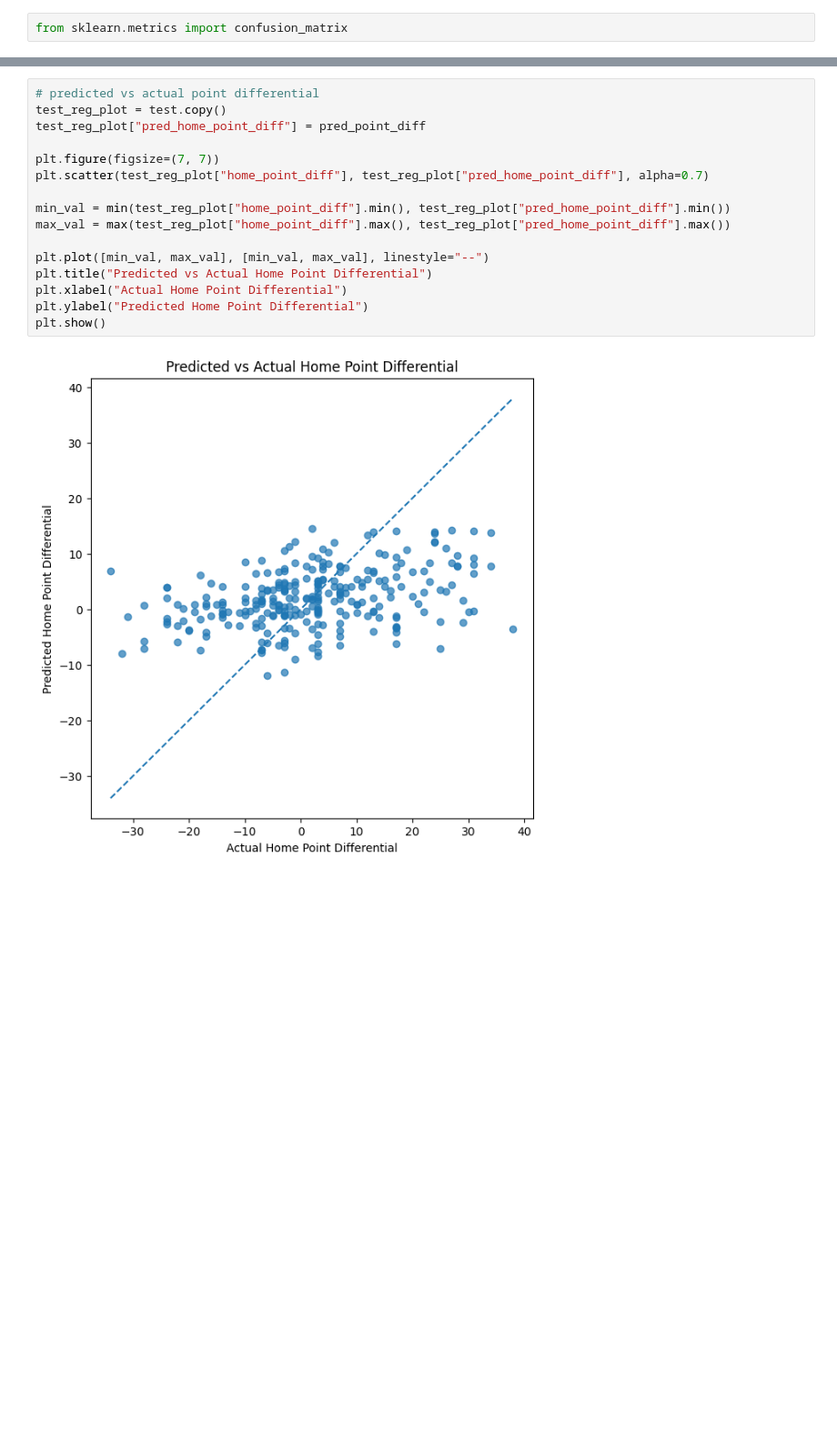
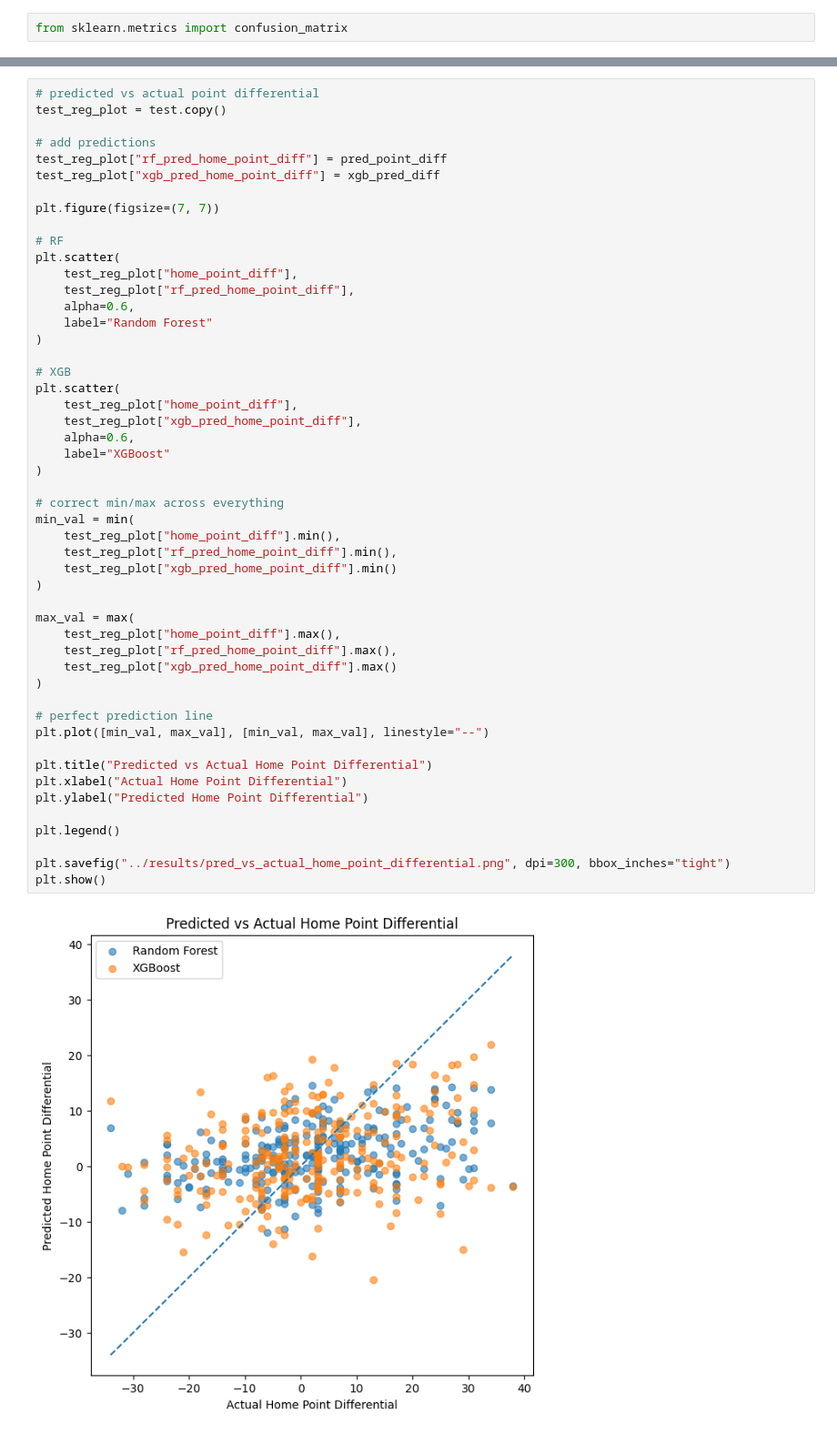
Before and after one commit to felipeaguilarch/CSE482, a Jupyter notebook: notebooks/NFL_models.ipynb, the cells around one changed output, grey strips where cells are left out. Shown at 91% size. Cells and saved outputs as stored; diff of their text form; blank space fills up the shorter version.

Commit message:
Updated Workflow with XGBoost classifier + Regressor

```diff
--- a/notebooks/NFL_models.ipynb
+++ b/notebooks/NFL_models.ipynb
@@ -693,21 +831,55 @@ plt.show()
 # %%
 # predicted vs actual point differential
 test_reg_plot = test.copy()
-test_reg_plot["pred_home_point_diff"] = pred_point_diff
+
+# add predictions
+test_reg_plot["rf_pred_home_point_diff"] = pred_point_diff
+test_reg_plot["xgb_pred_home_point_diff"] = xgb_pred_diff
 
 plt.figure(figsize=(7, 7))
-plt.scatter(test_reg_plot["home_point_diff"], test_reg_plot["pred_home_point_diff"], alpha=0.7)
 
-min_val = min(test_reg_plot["home_point_diff"].min(), test_reg_plot["pred_home_point_diff"].min())
-max_val = max(test_reg_plot["home_point_diff"].max(), test_reg_plot["pred_home_point_diff"].max())
+# RF
+plt.scatter(
+    test_reg_plot["home_point_diff"],
+    test_reg_plot["rf_pred_home_point_diff"],
+    alpha=0.6,
+    label="Random Forest"
+)
 
+# XGB
+plt.scatter(
+    test_reg_plot["home_point_diff"],
+    test_reg_plot["xgb_pred_home_point_diff"],
+    alpha=0.6,
+    label="XGBoost"
+)
+
+# correct min/max across everything
+min_val = min(
+    test_reg_plot["home_point_diff"].min(),
+    test_reg_plot["rf_pred_home_point_diff"].min(),
+    test_reg_plot["xgb_pred_home_point_diff"].min()
+)
+
+max_val = max(
+    test_reg_plot["home_point_diff"].max(),
+    test_reg_plot["rf_pred_home_point_diff"].max(),
+    test_reg_plot["xgb_pred_home_point_diff"].max()
+)
+
+# perfect prediction line
 plt.plot([min_val, max_val], [min_val, max_val], linestyle="--")
+
 plt.title("Predicted vs Actual Home Point Differential")
 plt.xlabel("Actual Home Point Differential")
 plt.ylabel("Predicted Home Point Differential")
+
+plt.legend()
+
+plt.savefig("../results/pred_vs_actual_home_point_differential.png", dpi=300, bbox_inches="tight")
 plt.show()
 # %% [output]
-[figure, old version]
+[figure, new version]
 # %%
 # random forest feature importance
 rf_model = rf.named_steps["model"]
```
Also changed, not shown: parts of 33 cells of this notebook.
